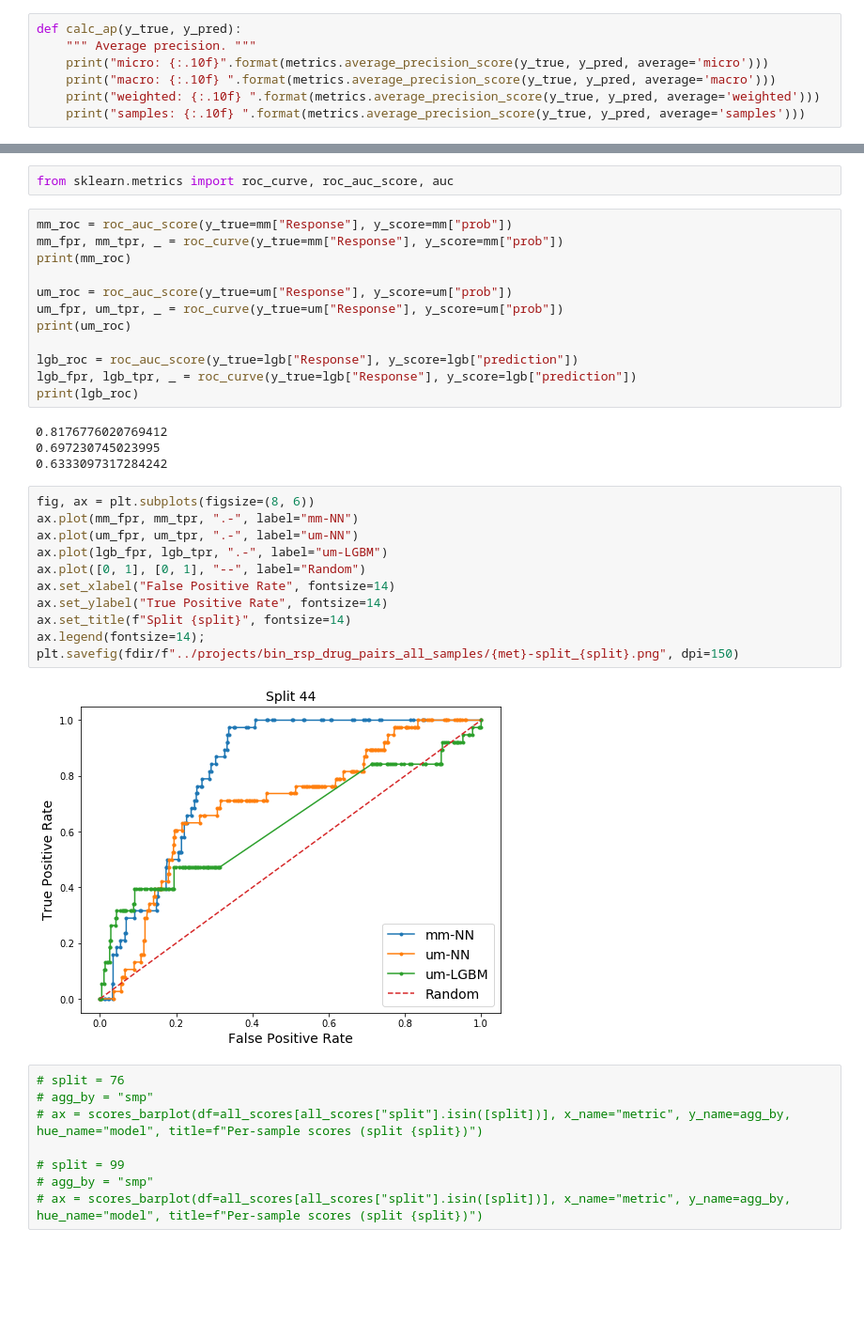
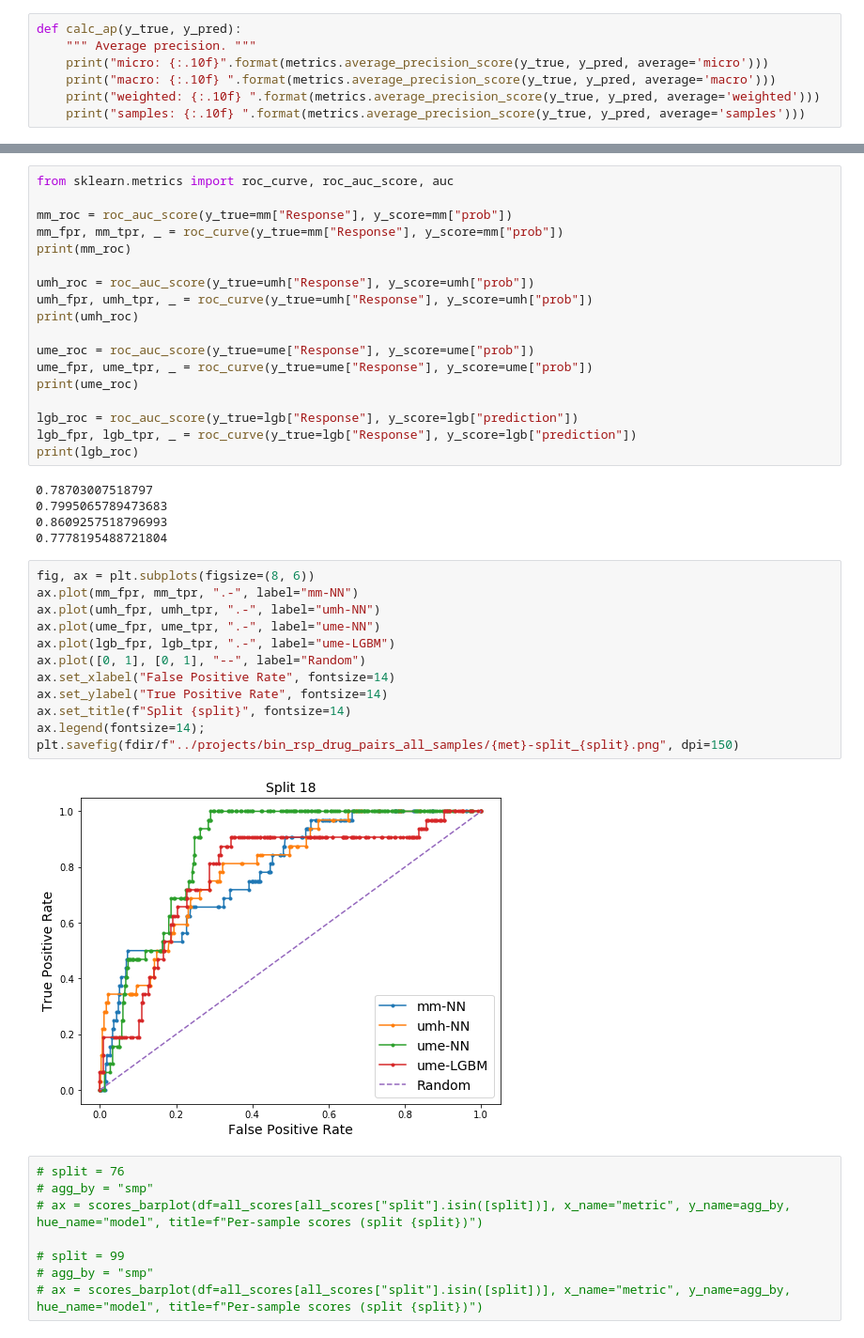
Before and after one commit to adpartin/pdx-histo, a Jupyter notebook: nbs/post-processing.ipynb, the cells around one changed output, grey strips where cells are left out. Shown: that part at 94% size. Drawn from its saved outputs; the diff is of its cells as text; blank space fills up the shorter version.

```diff
--- a/nbs/post-processing.ipynb
+++ b/nbs/post-processing.ipynb
@@ -543,34 +584,40 @@ samples: 0.1570261035
-# %%
-from sklearn.metrics import roc_curve, roc_auc_score, auc
 # %%
+from sklearn.metrics import roc_curve, roc_auc_score, auc
+
 mm_roc = roc_auc_score(y_true=mm["Response"], y_score=mm["prob"])
 mm_fpr, mm_tpr, _ = roc_curve(y_true=mm["Response"], y_score=mm["prob"])
 print(mm_roc)
 
-um_roc = roc_auc_score(y_true=um["Response"], y_score=um["prob"])
-um_fpr, um_tpr, _ = roc_curve(y_true=um["Response"], y_score=um["prob"])
-print(um_roc)
+umh_roc = roc_auc_score(y_true=umh["Response"], y_score=umh["prob"])
+umh_fpr, umh_tpr, _ = roc_curve(y_true=umh["Response"], y_score=umh["prob"])
+print(umh_roc)
+
+ume_roc = roc_auc_score(y_true=ume["Response"], y_score=ume["prob"])
+ume_fpr, ume_tpr, _ = roc_curve(y_true=ume["Response"], y_score=ume["prob"])
+print(ume_roc)
 
 lgb_roc = roc_auc_score(y_true=lgb["Response"], y_score=lgb["prediction"])
 lgb_fpr, lgb_tpr, _ = roc_curve(y_true=lgb["Response"], y_score=lgb["prediction"])
 print(lgb_roc)
 # %% [output]
-0.8176776020769412
-0.697230745023995
-0.6333097317284242
+0.78703007518797
+0.7995065789473683
+0.8609257518796993
+0.7778195488721804
 # %%
 fig, ax = plt.subplots(figsize=(8, 6))
 ax.plot(mm_fpr, mm_tpr, ".-", label="mm-NN")
-ax.plot(um_fpr, um_tpr, ".-", label="um-NN")
-ax.plot(lgb_fpr, lgb_tpr, ".-", label="um-LGBM")
+ax.plot(umh_fpr, umh_tpr, ".-", label="umh-NN")
+ax.plot(ume_fpr, ume_tpr, ".-", label="ume-NN")
+ax.plot(lgb_fpr, lgb_tpr, ".-", label="ume-LGBM")
 ax.plot([0, 1], [0, 1], "--", label="Random")
 ax.set_xlabel("False Positive Rate", fontsize=14)
 ax.set_ylabel("True Positive Rate", fontsize=14)
 ax.set_title(f"Split {split}", fontsize=14)
 ax.legend(fontsize=14);
 plt.savefig(fdir/f"../projects/bin_rsp_drug_pairs_all_samples/{met}-split_{split}.png", dpi=150)
 # %% [output]
-[figure, old version]
+[figure, new version]
 # %%
 # split = 76
 # agg_by = "smp"
```
Also changed, not shown: parts of 14 cells of this notebook, 1 other file.
